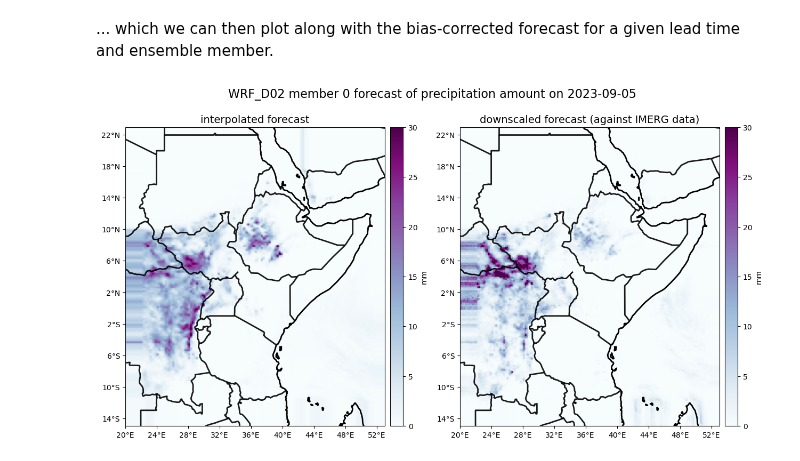
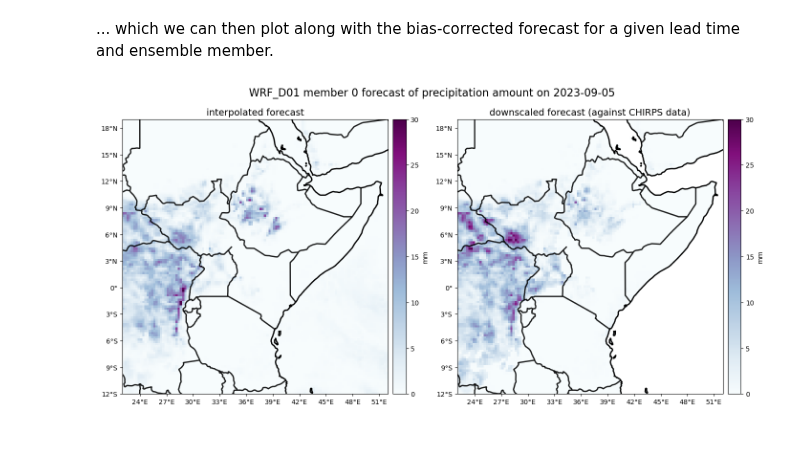
Before and after one commit to SeasonalForecastingEngine/CONFER-WP3, a Jupyter notebook: notebooks/downscaling_example.ipynb, the cells around one changed output. Saved outputs shown, nothing was run; the diff lists cells and outputs as text; code cells hidden in the pictures.

```diff
--- a/notebooks/downscaling_example.ipynb
+++ b/notebooks/downscaling_example.ipynb
@@ -15,7 +15,8 @@ from confer_wp3.utils import load_and_interpolate_forecast         # function to
 # %% [markdown]
 The following variables specify the paths where the forecast and observation data are stored:
 # %%
-fcst_dir = '/home/confer/michael/Data/Forecasts_daily_grib/'
+fcst_dir = '/home/confer/michael/Data/Forecasts_daily_nc/'
+#fcst_dir = '/home/confer/michael/Data/Forecasts_daily_grib/'
 chirps_dir = '/home/confer/michael/Data/CHIRPS_pentad/'
 imerg_dir = '/home/confer/michael/Data/IMERG_pentad/'
 rfe2_dir = '/home/confer/michael/Data/RFE2_pentad/'
@@ -33,7 +34,7 @@ output_dir = '/home/confer/michael/Data/Forecasts_downscaled/'
 Now, we set a number of parameters defining our forecast domain, training period, forecast year, etc.:
 # %%
 year_train_start = 2001   # first year for which we have forecast and observation data for estimating percentiles
-year_train_end = 2022     # last year for which we have forecast and observation data for estimating percentiles
+year_train_end = 2023     # last year for which we have forecast and observation data for estimating percentiles
 year_fcst = 2023          # year for which the bias-corrected forecasts should be generated
 
 month_init = 'may'        # forecast initialization month
@@ -41,8 +42,8 @@ month_init = 'may'        # forecast initialization month
 lon_bnds = [20, 53]       # longitude range of the domain of interest
 lat_bnds = [-15, 23]      # latitude range of the domain of interest
 
-system = 'wrf_d02'          # forecast system to be bias-corrected
-target = 'imerg'           # data set against which the forecasts should be bias-corrected
+system = 'wrf_d01'          # forecast system to be bias-corrected
+target = 'chirps'           # data set against which the forecasts should be bias-corrected
 
 target_dir = {'chirps':chirps_dir, 'imerg':imerg_dir, 'rfe2':rfe2_dir}[target]
 # %% [markdown]
@@ -159,20 +160,20 @@ Loading and interpolating forecast data ...
 # %%
 ilt = 128      # forecast lead time in days
 imb = 0        # ensemble member
 
 month_init_int = [i for i in range(1,13) if month_names[i]==month_init][0]
 
 date_valid =  datetime.date(year_fcst, month_init_int, 1) + datetime.timedelta(days=ilt-1)
 
 plot_fields (fields_list = [precip_fcst[imb,ilt-1,:,:],precip_dwnsc[imb,ilt-1,:,:]],
           lon = lon_target,
           lat = lat_target,
-          lon_bounds = lon_bnds,
-          lat_bounds = lat_bnds,
+          lon_bounds = [22, 52],
+          lat_bounds = [-12, 19],
           main_title = f'{system.upper()} member {imb} forecast of precipitation amount on {date_valid}',
           subtitle_list = ['interpolated forecast',f'downscaled forecast (against {target.upper()} data)'],
           vmin = 0,
           vmax = 30,
           unit = 'mm')
 # %% [output]
-[figure, old version]
+[figure, new version]
```
Also changed, not shown: parts of 4 cells of this notebook.
